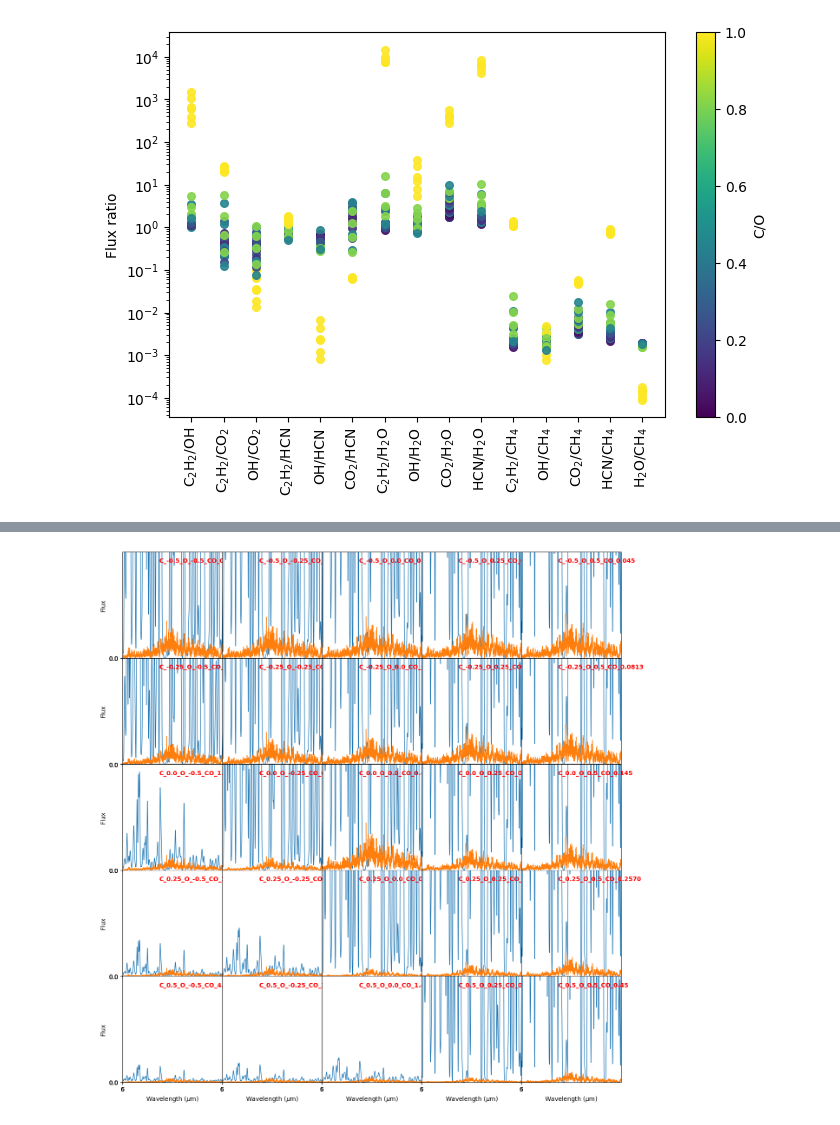
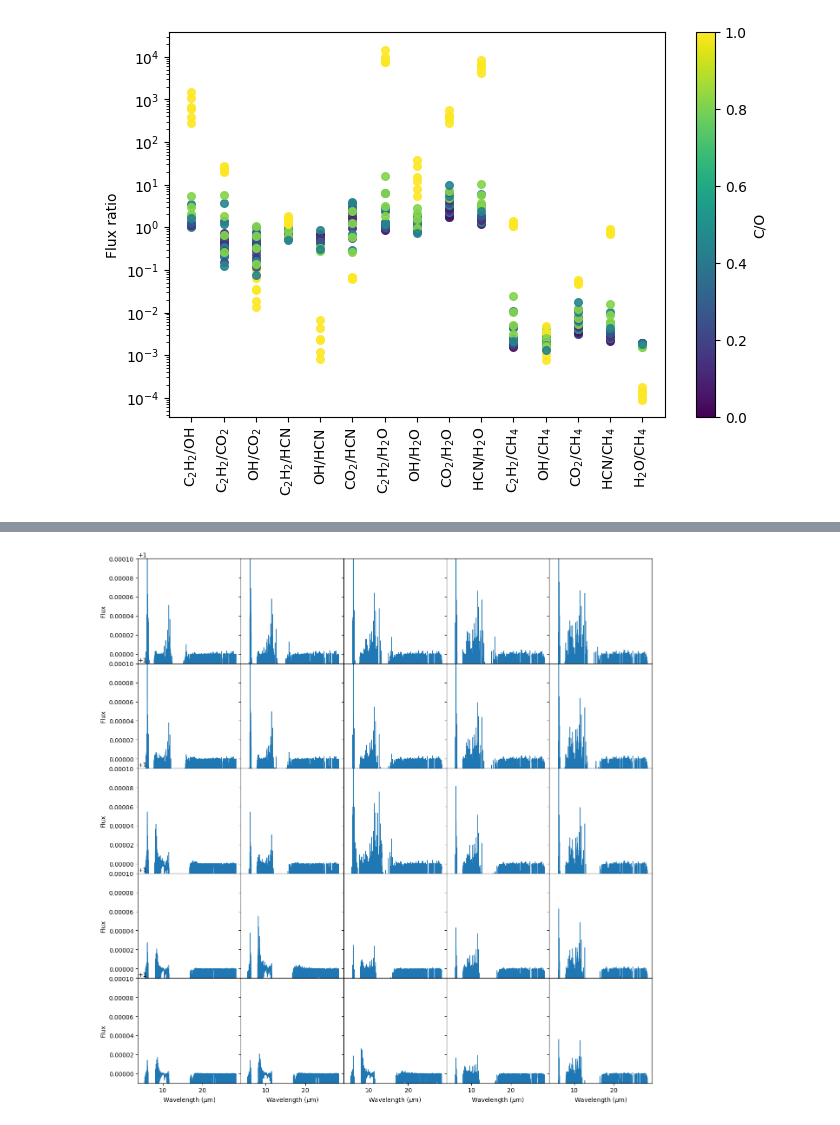
Before and after one commit to nielsklerk/BRP, a Jupyter notebook: DataAnalysis.ipynb, the cells around one changed output, grey strips where cells are left out. Cells and saved outputs as stored; diff of their text form; code cells hidden in the pictures.

```diff
--- a/DataAnalysis.ipynb
+++ b/DataAnalysis.ipynb
@@ -188,13 +201,13 @@ for specie in species:
 #     plt.show()
 # %%
 plt.close('all')
-species = ['C2H2_H', 'CH4_H', 'CO', 'CO2_H', 'HCN_H', 'NH3_H', 'NO_H', 'OH', 'S', 'o-H2', 'p-H2', 'o-H2O', 'p-H2O',
-           'Ion']
+species = ['C2H2_H', 'CH4_H', 'CO', 'CO2_H', 'HCN_H', 'NH3_H', 'NO_H', 'OH', 'o-H2', 'p-H2', 'o-H2O', 'p-H2O',
+           'atomic']
 data = []
 for i, row in df.iterrows():
     fluxes = []
     for specie in species:
-        fluxes.append(total_flux(row['Prodimo Wavelength'], row[specie]))
+        fluxes.append(total_flux(row['Prodimo Wavelength'], row[f'ProDiMo {specie}']))
     data.append(fluxes)
 df_prodimo_flux = pd.DataFrame(data, columns=species)
 plt.figure(figsize=(10, 10))
@@ -248,8 +261,8 @@ cmap = plt.cm.viridis
 fig, ax = plt.subplots(figsize=(8, 5))
 for model in df['Model Name'].copy():
     wl = df.loc[df['Model Name'] == model, 'Prodimo Wavelength'].values[0].copy()
-    HCN_flux = df.loc[df['Model Name'] == model, 'HCN_H'].values[0].copy()
-    C2H2_flux = df.loc[df['Model Name'] == model, 'C2H2_H'].values[0].copy()
+    HCN_flux = df.loc[df['Model Name'] == model, 'ProDiMo HCN_H'].values[0].copy()
+    C2H2_flux = df.loc[df['Model Name'] == model, 'ProDiMo C2H2_H'].values[0].copy()
     x.append(total_flux(wl, C2H2_flux))
     y.append(total_flux(wl, HCN_flux))
     # y.append(calc_flux(wl, NH3_flux, [5, 9])+ calc_flux(wl, NH3_flux, [12, 18]))
@@ -280,11 +293,11 @@ cmap = plt.cm.viridis
 fig, ax = plt.subplots(figsize=(8, 5))
 for model in tqdm(df['Model Name'].copy()):
     wl = df.loc[df['Model Name'] == model, 'Prodimo Wavelength'].values[0].copy()
-    NO_flux = df.loc[df['Model Name'] == model, 'NO_H'].values[0].copy()
-    HCN_flux = df.loc[df['Model Name'] == model, 'HCN_H'].values[0].copy()
-    NH3_flux = df.loc[df['Model Name'] == model, 'NH3_H'].values[0].copy()
-    C2H2_flux = df.loc[df['Model Name'] == model, 'C2H2_H'].values[0].copy()
-    CO2_flux = df.loc[df['Model Name'] == model, 'CO2_H'].values[0].copy()
+    NO_flux = df.loc[df['Model Name'] == model, 'ProDiMo NO_H'].values[0].copy()
+    HCN_flux = df.loc[df['Model Name'] == model, 'ProDiMo HCN_H'].values[0].copy()
+    NH3_flux = df.loc[df['Model Name'] == model, 'ProDiMo NH3_H'].values[0].copy()
+    C2H2_flux = df.loc[df['Model Name'] == model, 'ProDiMo C2H2_H'].values[0].copy()
+    CO2_flux = df.loc[df['Model Name'] == model, 'ProDiMo CO2_H'].values[0].copy()
     x.append(total_flux(wl, NO_flux))
     y.append(calc_flux(wl, NH3_flux, [5, 8]))
     # y.append(calc_flux(wl, NH3_flux, [5, 9])+ calc_flux(wl, NH3_flux, [12, 18]))
@@ -496,33 +430,33 @@ plt.show()
 # %%
 fig = plt.figure(figsize=(13, 13))
 gs = fig.add_gridspec(5, 5, hspace=0, wspace=0)
 axes = gs.subplots(sharex='col', sharey='row').flatten()
-xrange=[6.1, 6.3]
+xrange=[5, 28]
 yrange=[0, 0.001]
 num_xticks = 5
 num_yticks = 5
-for i, row in NH3_df.iterrows():
+for i, row in df.iterrows():
     n_row, n_col = divmod(i, 5)
     total_FLiTs_flux = df.loc[df['Model Name'] == row['Model Name'], 'FLiTs Flux'].values[0].copy()
     total_FLiTs_wl = df.loc[df['Model Name'] == row['Model Name'], 'FLiTs Wavelength'].values[0].copy()
-    interp_NH3_flux = np.interp(total_FLiTs_wl, row['FLiTs Wavelength'], row['FLiTs Flux'])
-    axes[i].plot(total_FLiTs_wl, total_FLiTs_flux, lw=1)
-    axes[i].plot(total_FLiTs_wl, interp_NH3_flux, lw=1)
-    axes[i].text(xrange[0] + (xrange[1] - xrange[0]) * 0.05, yrange[0] + (yrange[1] - yrange[0]) * 0.9,
-                 row['Model Name'],
-                 fontsize=10, color='red',
-                 weight='bold')
-    axes[i].set_xlim(xrange)
-    axes[i].set_ylim(yrange)
+    interp_NH3_flux = np.interp(total_FLiTs_wl, row['FLiTs NH3 Wavelength'], row['FLiTs NH3 Flux'])
+    axes[i].plot(total_FLiTs_wl, (interp_NH3_flux+1)/(total_FLiTs_flux+1), lw=1)
+    # axes[i].plot(total_FLiTs_wl, interp_NH3_flux, lw=1)
+    # axes[i].text(xrange[0] + (xrange[1] - xrange[0]) * 0.05, yrange[0] + (yrange[1] - yrange[0]) * 0.9,
+    #              row['Model Name'],
+    #              fontsize=10, color='red',
+    #              weight='bold')
+    # axes[i].set_xlim(xrange)
+    axes[i].set_ylim([0.99999, 1.0001])
     if n_row == 4:
         axes[i].set_xlabel(r"Wavelength ($\mu$m)")  # Bottom row
-        axes[i].set_xticks(np.linspace(xrange[0], xrange[1], num_xticks, dtype=int)[:-1])
-        axes[i].set_xticklabels(np.linspace(xrange[0], xrange[1], num_xticks, dtype=int)[:-1])
+        # axes[i].set_xticks(np.linspace(xrange[0], xrange[1], num_xticks, dtype=int)[:-1])
+        # axes[i].set_xticklabels(np.linspace(xrange[0], xrange[1], num_xticks, dtype=int)[:-1])
     if n_col == 0:
         axes[i].set_ylabel("Flux")
-        axes[i].set_yticks(np.linspace(yrange[0] * 10, yrange[1] * 10, num_yticks, dtype=int)[:-1] / 10)
-        axes[i].set_yticklabels(np.linspace(yrange[0] * 10, yrange[1] * 10, num_yticks, dtype=int)[:-1] / 10)
+        # axes[i].set_yticks(np.linspace(yrange[0] * 10, yrange[1] * 10, num_yticks, dtype=int)[:-1] / 10)
+        # axes[i].set_yticklabels(np.linspace(yrange[0] * 10, yrange[1] * 10, num_yticks, dtype=int)[:-1] / 10)
 plt.tight_layout()
 plt.show()
 # %% [output]
-[figure, old version]
+[figure, new version]
```
Also changed, not shown: parts of 15 cells of this notebook, 3 other files.
